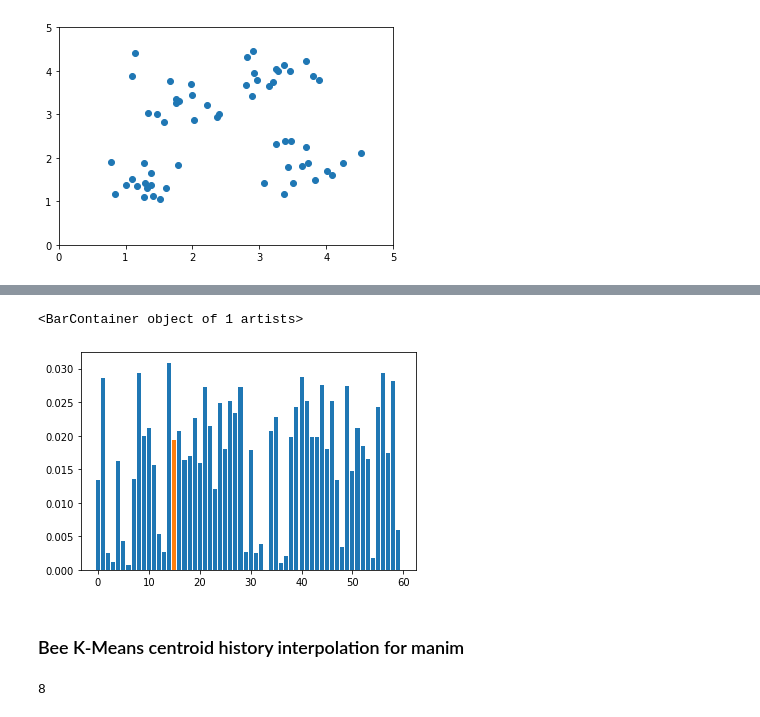
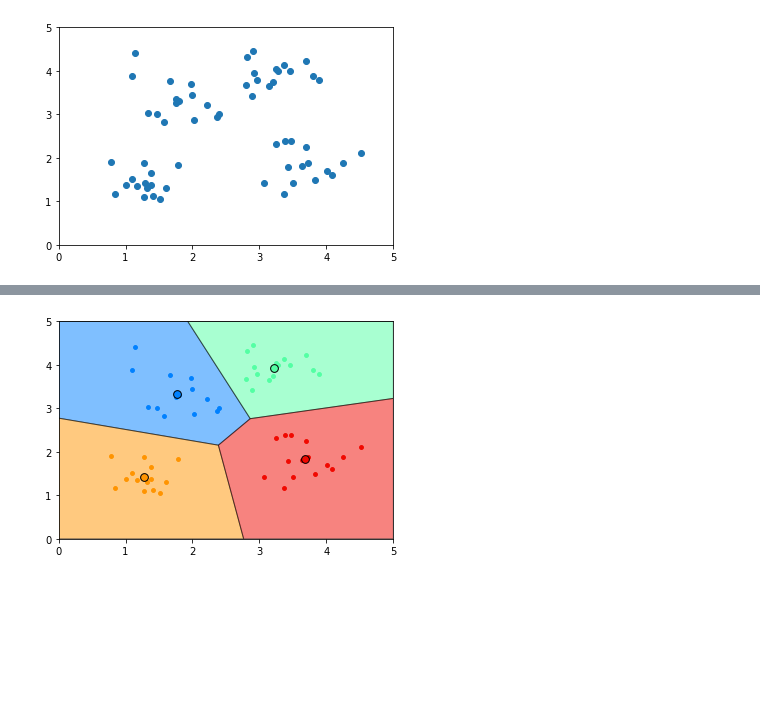
Before and after one commit to JacobBumgarner/learning-repo, a Jupyter notebook: k_means/k_means_walkthrough.ipynb, the cells around one changed output, grey strips where cells are left out. Saved outputs shown, nothing was run; the diff lists cells and outputs as text; code cells hidden in the pictures; blank space fills up the shorter version.

```diff
--- a/k_means/k_means_walkthrough.ipynb
+++ b/k_means/k_means_walkthrough.ipynb
@@ -24,8 +20,9 @@ plt.scatter(data[:, 0], data[:, 1])
 <matplotlib.collections.PathCollection at 0x...>
 [figure]
 # %%
-# centroid_original = KMeans(4, centroid_init="kmeans++", verbose=True)
-# centroid_original.fit(data)
-# centroid_history = interpolate_centroid_history(centroid_original.centroid_history, 70, 2)
+# Fit the KMeans model or load the previously generated centroid history
+k_means = KMeans(4, centroid_init="kmeans++", verbose=True)
+k_means.fit(data)
+centroid_history = k_means.centroid_history
 
-centroid_history = np.load("data/centroid_history1.npy")
+# centroid_history = np.load("data/centroid_history1.npy")
@@ -91,10 +32,0 @@ plt.bar(idx, selection[idx])
-# %%
-lengths = cdist([centroid_history[0, 0]], data)[0]
-lengths /= lengths.sum()
-plt.bar(np.arange(lengths.shape[0]), lengths)
-plt.bar(idx, lengths[idx])
-# %% [output]
-<BarContainer object of 1 artists>
-[figure, removed]
-# %% [markdown]
-### Bee K-Means centroid history interpolation for manim
@@ -105,4 +33,43 @@ np.save("label_videos/interpolated_centroid_history.npy", interpolated_history)
-# %%
-print(interpolated_history.shape[1])
-# %% [output]
-8
+# %%
+# Visualize the clustered data
+cmap = plt.get_cmap("jet")
+colors = [
+    cmap(0.25),
+    cmap(0.45),
+    cmap(0.75),
+    cmap(0.9),
+]  # specific colors I selected for the manim video
+
+# set up the plot
+x_lim = [0, 5]
+y_lim = [0, 5]
+
+fig = plt.figure()
+plt.xlim(*x_lim)
+plt.ylim(*y_lim)
+
+def plot_kmeans(centroids, camera: Camera = None):
+    # generate the polygons to visualize cluster boundaries
+    polygons = get_polygons(centroids, x_lim, y_lim)
+
+    # plot the data
+    labels = k_means._compute_labels(data, centroids)
+    for i, polygon_coords in enumerate(polygons):
+        # plot the data for each centroid
+        plt.scatter(*data[labels==i].T, color=colors[i], s=15)
+
+        # plot the polygon boundary
+        plt.fill(*polygon_coords.T, c=colors[i], alpha=0.5, edgecolor="black")
+
+        # plot the centroids
+        plt.scatter(
+            *centroids[i].T, color=colors[i], edgecolor="black", s=60
+        )
+
+    if camera:
+        camera.snap()
+
+# plot the final point of the history
+plot_kmeans(centroid_history[-1])
+# %% [output]
+[figure, added]
```
Also changed, not shown: parts of 11 cells of this notebook, 2 other files.
